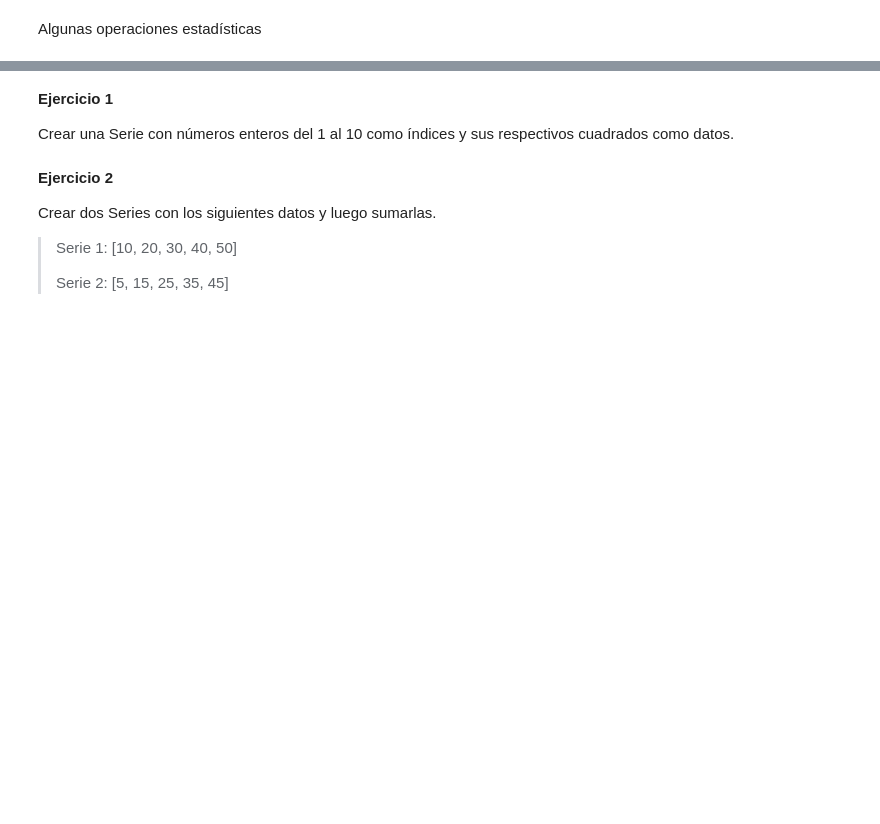
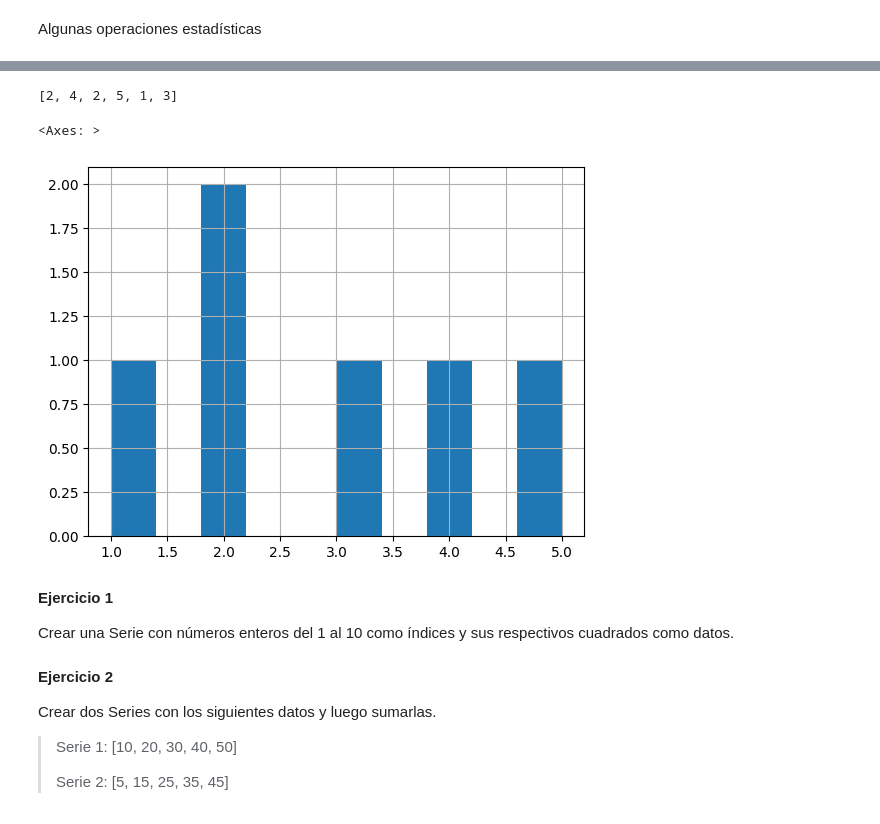
Before and after one commit to JimmyCarrasco/Curso_Python, a Jupyter notebook: modulo_2/Pandas_Dataframes.ipynb, the cells around one changed output, grey strips where cells are left out. Saved outputs shown, nothing was run; the diff lists cells and outputs as text; code cells hidden in the pictures; blank space fills up the shorter version.

```diff
--- a/modulo_2/Pandas_Dataframes.ipynb
+++ b/modulo_2/Pandas_Dataframes.ipynb
@@ -181,3 +465,12 @@ print("Desviación estándar:", desviacion_estandar)
+# %%
+serie.tolist()
+# %% [output]
+[2, 4, 2, 5, 1, 3]
+# %%
+serie.hist()
+# %% [output]
+<Axes: >
+[figure, added]
 # %% [markdown]
 **Ejercicio 1**
 
```
Also changed, not shown: parts of 39 cells of this notebook.
